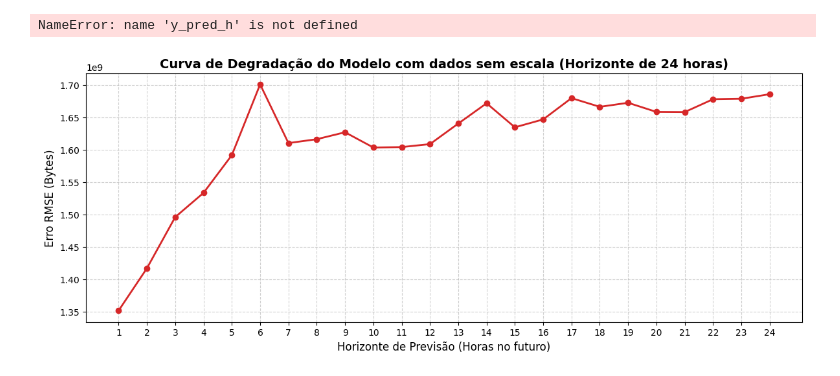
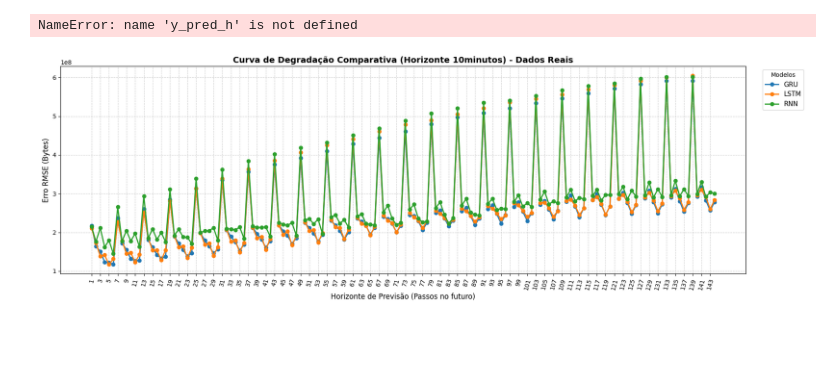
Before and after one commit to LarcesUece/GRANULARITY-PREDICTION, a Jupyter notebook: src/notebooks/analise_granularidade.ipynb, the cells around one changed output. Saved outputs shown, nothing was run; the diff lists cells and outputs as text; code cells hidden in the pictures; blank space fills up the shorter version.

```diff
--- a/src/notebooks/analise_granularidade.ipynb
+++ b/src/notebooks/analise_granularidade.ipynb
@@ -25,3 +25,5 @@ import optuna
 import pmdarima as pm
 import itertools
 import joblib
+import gc
+inst = joblib.load("../scalers/instituicoes_validas.joblib")
@@ -2228,15 +2439,18 @@ NRMSE: 0.1055
 # %%
+
 predicoes = {}
 predicoes_sem_escaler = {}
 real = {
     "Diario": y_test_d[:,0],
-    "Horario": y_test_h[:,:24]
+    "Horario": y_test_h[:,:24],
+    "10minutos": y_test_10m[:,:24*6]
 }
 for model in model_keys:
     print(model)
     predicoes[model] = {
         "Diario": modelos[model]["Diario"].predict(X_test_d[:,1:].reshape((X_test_d.shape[0], 1, X_test_d.shape[1]-1))),
-        "Horario": modelos[model]["Horario"].predict(X_test_h[:,1:].reshape((X_test_h.shape[0], 1, X_test_h.shape[1]-1)))
+        "Horario": modelos[model]["Horario"].predict(X_test_h[:,1:].reshape((X_test_h.shape[0], 1, X_test_h.shape[1]-1))),
+        "10minutos": modelos[model]["10minutos"].predict(X_test_10m[:,1:].reshape((X_test_10m.shape[0], 1, X_test_10m.shape[1]-1)))
     }
 # %% [output]
 GRU
@@ -2255,5 +2468,5 @@ dict_keys(['189', '68', '217', '198', '150', '130', '64', '3', '41', '117', '238
 # %%
-
+scalers_day = joblib.load('../scalers/scalers_day.joblib')
 real_sem_escaler = {}
 predicoes_sem_escaler = {}
 for model in model_keys:
@@ -2280,7 +2493,7 @@ for model in model_keys:
     real_sem_escaler["Diario"] = np.array(real_sem_escaler["Diario"])
 # %%
 import numpy as np
-
+scalers_hour = joblib.load('../scalers/scalers_hour.joblib')
 ids_instituicoes = X_test_h[:, 0]
 instituicoes_unicas = np.unique(ids_instituicoes)
 
@@ -2564,39 +2799,48 @@ NameError: name 'y_pred_h' is not defined
 # %%
 import numpy as np
 import matplotlib.pyplot as plt
 from sklearn.metrics import mean_squared_error
 
-# Supondo que você tenha suas duas matrizes alinhadas:
-# y_real_24h -> Matriz (N, 24) com os dados reais
-# y_pred_24h -> Matriz (N, 24) com as previsões (ex: predicoes_sem_escaler["GRU"]["Horário"])
+granularidade = {
+    "Horario": 24,
+    "10minutos": 24*6
+}
 
-passos_futuros = 24
-erros_por_horizonte = []
+# Define qual granularidade você quer plotar neste gráfico
+gran = "10minutos"
 
-# 1. Calcula o erro separadamente para cada hora no futuro
-for t in range(passos_futuros):
-    # Pega apenas a coluna 't' de todas as linhas
-    real_coluna = real["Horario"][:, t]
-    pred_coluna = predicoes["GRU"]["Horario"][:, t]
+# 1. Cria a figura UMA ÚNICA VEZ antes do loop
+plt.figure(figsize=(18, 6))
 
-    # Calcula o RMSE dessa hora específica
-    rmse_atual = np.sqrt(mean_squared_error(real_coluna, pred_coluna))
-    erros_por_horizonte.append(rmse_atual)
+# 2. Loop para cada modelo: calcula os erros e adiciona a linha no gráfico aberto
+for modelo in model_keys:
+    erros_por_horizonte = []
 
-# 2. Plota a Curva de Degradação
-plt.figure(figsize=(12, 5))
-plt.plot(range(1, passos_futuros + 1), erros_por_horizonte, marker='o', color='#d62728', linewidth=2)
+    # Calcula o erro separadamente para cada passo no futuro
+    for t in range(granularidade[gran]):
+        real_coluna = real_sem_escaler[gran][:, t]
+        pred_coluna = predicoes_sem_escaler[modelo][gran][:, t]
 
-# Estilização
-plt.title('Curva de Degradação do Modelo com dados escalonados (Horizonte de 24 horas)', fontsize=14, fontweight='bold')
-plt.xlabel('Horizonte de Previsão (Horas no futuro)', fontsize=12)
+        # Calcula o RMSE dessa hora específica
+        rmse_atual = np.sqrt(mean_squared_error(real_coluna, pred_coluna))
+        erros_por_horizonte.append(rmse_atual)
+
+    # Plota a linha deste modelo (o parâmetro 'label' garante que o nome vá para a legenda)
+    plt.plot(range(1, granularidade[gran] + 1), erros_por_horizonte, marker='o', linewidth=2, label=modelo)
+
+# 3. Estilização do gráfico unificado
+plt.title(f'Curva de Degradação Comparativa (Horizonte {gran}) - Dados Reais', fontsize=14, fontweight='bold')
+plt.xlabel('Horizonte de Previsão (Passos no futuro)', fontsize=12)
 plt.ylabel('Erro RMSE (Bytes)', fontsize=12)
 
-# Garante que o eixo X mostre de 1 a 24 certinho
-plt.xticks(range(1, passos_futuros + 1))
+# Configura o eixo X para mostrar todos os passos
+plt.xticks(range(1, granularidade[gran] + 1,2), rotation = 75)
 plt.grid(True, linestyle='--', alpha=0.6)
+
+# Invoca a legenda para mostrar qual cor pertence a qual modelo
+plt.legend(title='Modelos', fontsize=11, loc='upper left', bbox_to_anchor=(1.02, 1))
 
 plt.tight_layout()
 plt.show()
 # %% [output]
-[figure, old version]
+[figure, new version]
```
Also changed, not shown: parts of 41 cells of this notebook, 11 other files.
